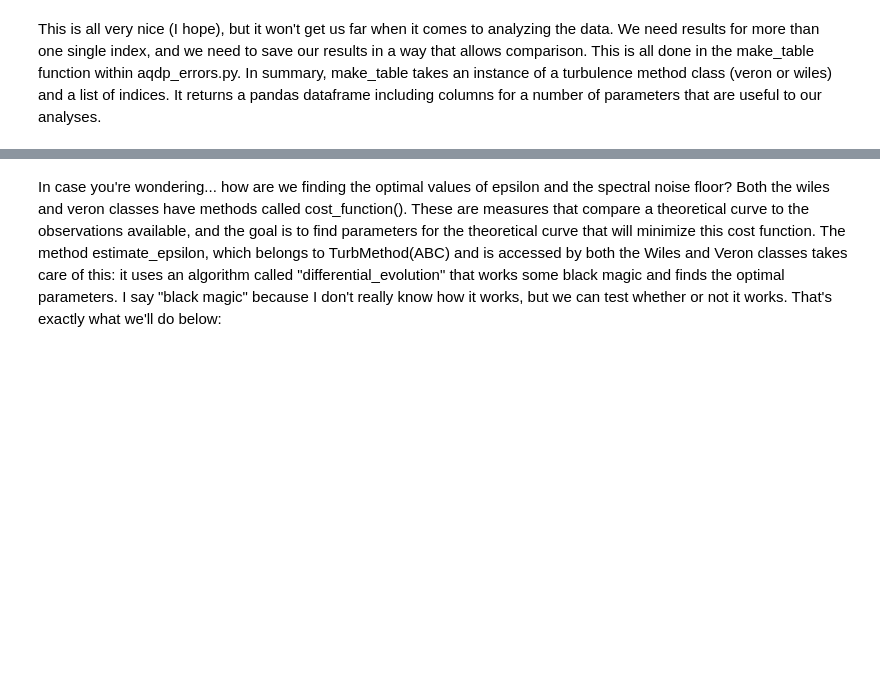
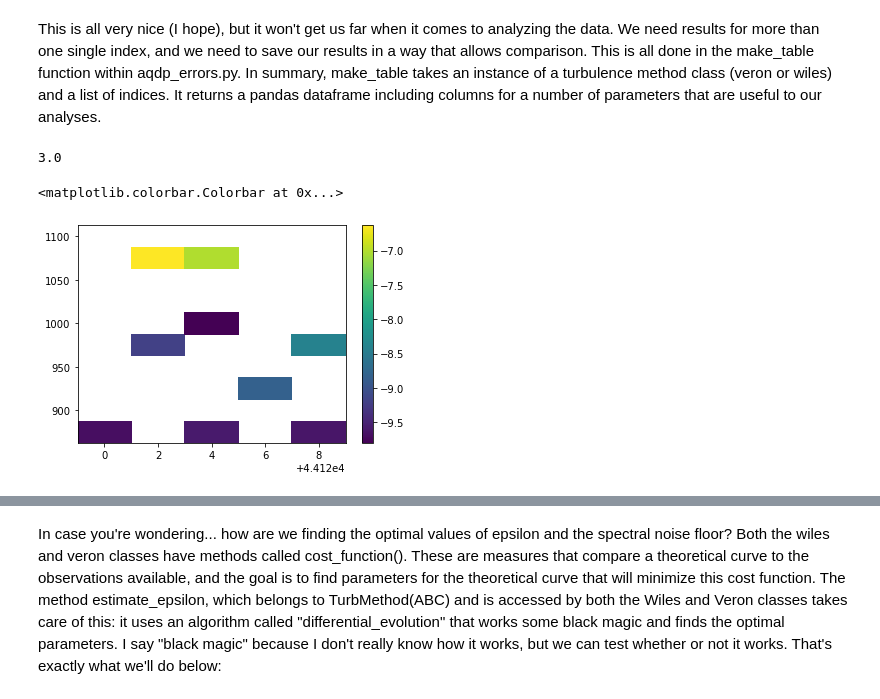
Before and after one commit to inciente/mixsea, a Jupyter notebook: mixsea/aqdp_with_loader.ipynb, the cells around one changed output, grey strips where cells are left out. Saved outputs shown, nothing was run; the diff lists cells and outputs as text; code cells hidden in the pictures; blank space fills up the shorter version.

```diff
--- a/mixsea/aqdp_with_loader.ipynb
+++ b/mixsea/aqdp_with_loader.ipynb
@@ -65,0 +65,4 @@ wiles_table = aqdp_errors.make_table( wiles, indices ) # these two lines will ou
+# %%
+np.ceil( 2.01)
+# %% [output]
+3.0
@@ -65,0 +125,6 @@ wiles_table = aqdp_errors.make_table( wiles, indices ) # these two lines will ou
+# %%
+plt.pcolormesh( t, z, np.log10( epsi ) )
+plt.colorbar()
+# %% [output]
+<matplotlib.colorbar.Colorbar at 0x...>
+[figure, added]
```
Also changed, not shown: parts of 20 cells of this notebook.
